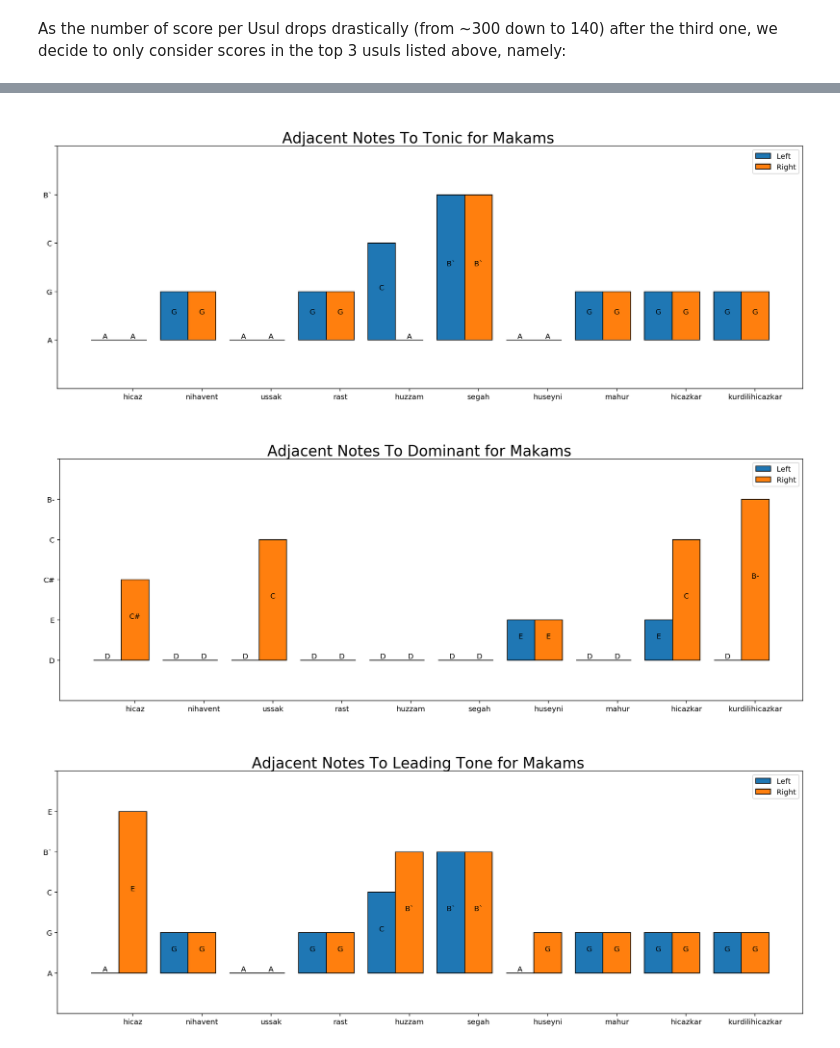
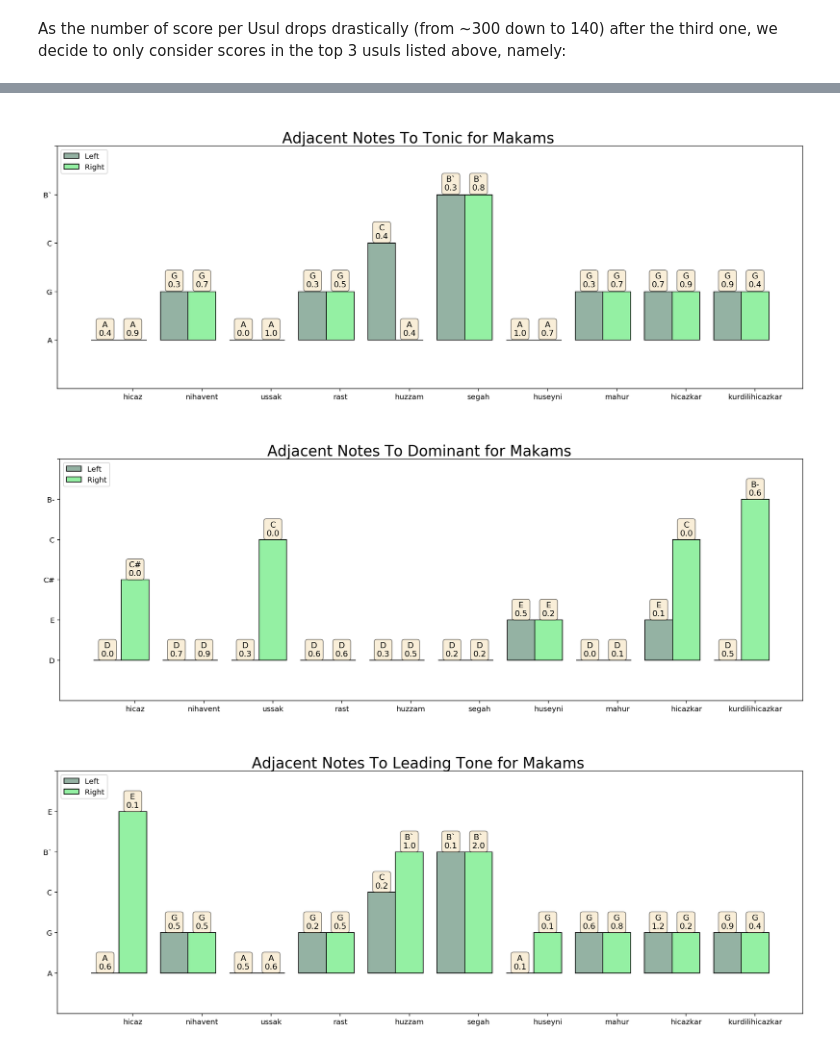
Before and after one commit to darius522/AMPL-makam-project, a Jupyter notebook: experiment_notebook.ipynb, the cells around one changed output, grey strips where cells are left out. Saved outputs shown, nothing was run; the diff lists cells and outputs as text; code cells hidden in the pictures.

```diff
--- a/experiment_notebook.ipynb
+++ b/experiment_notebook.ipynb
@@ -122,6 +164,6 @@ degrees_for_makams = dict({'hicaz':['A','D','G'],
                            'huzzam':['B','D','A#'], # B has 1 koma flat
                            'segah':['B`','D','A#'], # B has 1 koma flat
                            'huseyni':['A','E','G'],
-                           'mahur':['G','D','F'], # G is primary dom. / F has 5 koma sharp
+                           'mahur':['G','D','F#'], # G is primary dom. / F has 5 koma sharp
                            'hicazkar':['G','D','F#'], # G is primary dom.
                            'kurdilihicazkar':['G','C','F']})# G is primary dom.
@@ -187,14 +241,18 @@ Once we've retrieved right/left adjacent notes for __ALL__ scale degree occurren
 # %%
 from collections import Counter
 
-def autolabel(rects,labels,ax):
+def autolabel(rects,labels,gaps,ax):
     # attach some text labels
     for idx,rect in enumerate(rects):
         height = rect.get_height()
         label  = labels[idx]
+        gap    = float("{0:.1f}".format(gaps[idx]))
+        props  = dict(boxstyle='round', facecolor='wheat', alpha=0.5)
         ax.text(rect.get_x() + rect.get_width()/2.,
-                height/2,
-                label,
+                height+0.06,
+                s = label+'\n'+str(gap),
+                size = 11,
+                bbox=props,
                 ha='center', va='bottom')
 
 def plotAdjacentNotesPerMakam(adjacent_notes=[],titles=[]):
@@ -203,24 +261,32 @@ def plotAdjacentNotesPerMakam(adjacent_notes=[],titles=[]):
         rights = []
         lefts  = []
         makams = []
+        gaps_right   = []
+        gaps_left    = []
         title  = titles[idx]
 
         for makam in adjacent_array.keys():
 
             # Storing all stats for later plotting
             makams.append(makam)
-            lefts.append(Counter(adjacent_array[makam]['left']).most_common(1)[0][0])
-            rights.append(Counter(adjacent_array[makam]['right']).most_common(1)[0][0])
+            two_most_cmn_left = Counter(adjacent_array[makam]['left']).most_common(2)
+            two_most_cmn_right = Counter(adjacent_array[makam]['right']).most_common(2)
+
+            lefts.append(two_most_cmn_left[0][0])
+            rights.append(two_most_cmn_right[0][0])
+
+            gaps_right.append((two_most_cmn_right[0][1] / two_most_cmn_right[1][1]) - 1.0)
+            gaps_left.append((two_most_cmn_left[0][1] / two_most_cmn_left[1][1]) - 1.0)
 
         ind = np.arange(10)
         f, ax = plt.subplots(figsize=(18,6))
         f.suptitle(title, fontsize=20)
-        p1 = ax.bar(ind, lefts, 0.40,color='tab:blue', edgecolor='black', tick_label=makams)
-        p2 = ax.bar(ind+0.4, rights, 0.40,color='tab:orange', edgecolor='black', tick_label=makams)
-        ax.legend((p1[0], p2[0]), ('Left', 'Right'))
+        p1 = ax.bar(ind, lefts, 0.40,color = (0.3,0.5,0.4,0.6), edgecolor='black', tick_label=makams)
+        p2 = ax.bar(ind+0.4, rights, 0.40,color = (0.3,0.9,0.4,0.6), edgecolor='black', tick_label=makams)
+        ax.legend((p1[0], p2[0]), ('Left', 'Right'),loc='upper left')
         ax.set_ylim((-1, ''))
-        autolabel(p1,lefts,ax)
-        autolabel(p2,rights,ax)
+        autolabel(p1,lefts,gaps_left,ax)
+        autolabel(p2,rights,gaps_right,ax)
         plt.show()
 # %%
 adjacent_notes = [adjacents_notes_tonic,adjacents_notes_domin,adjacents_notes_leadt]
@@ -345,10 +436,5 @@ Finished Processing Scores!
 # %%
 adjacent_notes = [adjacents_notes_tonic,adjacents_notes_domin,adjacents_notes_leadt]
-for adjacents in adjacent_notes:
-    for key in adjacents.keys():
-        print(key)
-        print(Counter(adjacents[key]['right']))
-        print(Counter(adjacents[key]['left']))
 titles = ['\nAdjacent Notes To Tonic for Makams',
           '\nAdjacent Notes To Dominant for Makams',
           '\nAdjacent Notes To Leading Tone for Makams']
@@ -374,3 +443,3 @@ Counter({'G': 298, 'F': 159, 'D': 85, 'A-': 68, 'E`': 43, 'E-': 29, 'A': 25, 'B-
-[figure, old version]
+[figure, new version]
-[figure, old version]
+[figure, new version]
-[figure, old version]
+[figure, new version]
```
Also changed, not shown: parts of 20 cells of this notebook.
